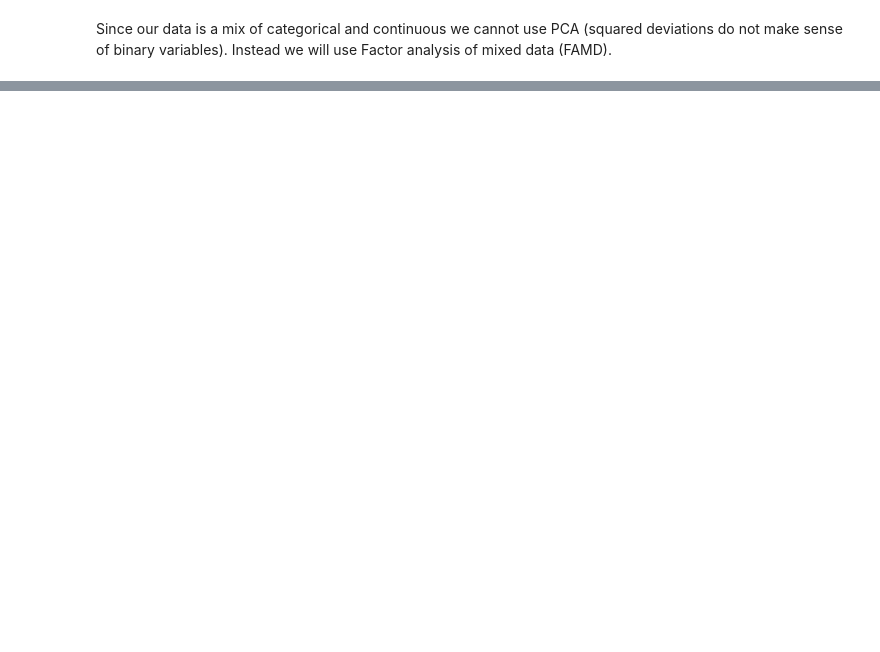
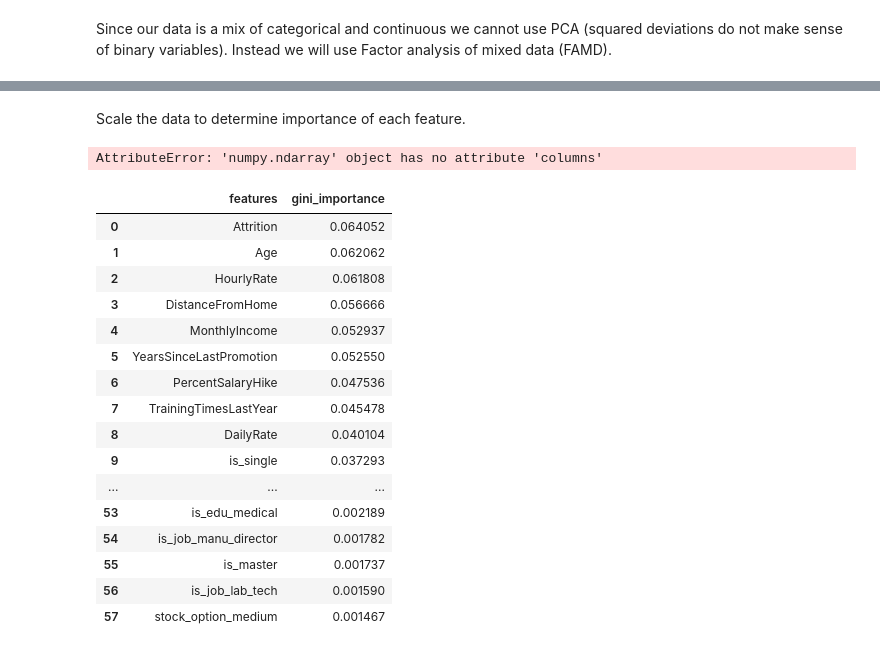
Before and after one commit to CSML1000-Winter2021-GroupA/human-resources, a Jupyter notebook: notebook.ipynb, the cells around one changed output, grey strips where cells are left out. Saved outputs shown, nothing was run; the diff lists cells and outputs as text; code cells hidden in the pictures; blank space fills up the shorter version.

Commit message:
Added gini plot for feature importance

```diff
--- a/notebook.ipynb
+++ b/notebook.ipynb
@@ -118,0 +142,50 @@ Since our data is a mix of categorical and continuous we cannot use PCA (squared
+# %% [markdown]
+Scale the data to determine importance of each feature.
+# %%
+x_train, x_test, y_train, y_test = train_test_split(
+    hr_df.drop(columns=['Attrition']),
+    hr_df['Attrition'],
+    test_size=0.7, # 70-30 split
+    random_state=42,
+    stratify=hr_df['Attrition'])
+
+ss = StandardScaler()
+x_train_scaled = ss.fit_transform(x_train)
+x_test_scaled = ss.transform(x_test)
+y_train = np.array(y_train)
+# %%
+rfc = RandomForestClassifier()
+rfc.fit(x_train_scaled, y_train)
+
+features = {}
+for feature, importance in zip(x_train_scaled.columns, rfc.feature_importances_):
+    features[feature] = importance
+
+importance_df = pd.DataFrame.from_dict(features, orient='index').rename(columns={0: 'gini_importance'})
+importance_df = importance_df.sort_values(by='gini_importance', ascending=False)
+importance_df = importance_df.reset_index()
+importance_df = importance_df.rename(columns={'index': 'features'})
+
+sns.barplot(x=importance_df['gini_importance'], y=importance_df['features'], data=importance_df)
+# %% [output]
+AttributeError: 'numpy.ndarray' object has no attribute 'columns'
+# %%
+importance_df
+# %% [output]
+|  | features | gini_importance |
+| 0 | Attrition | 0.064052 |
+| 1 | Age | 0.062062 |
+| 2 | HourlyRate | 0.061808 |
+| 3 | DistanceFromHome | 0.056666 |
+| 4 | MonthlyIncome | 0.052937 |
+| 5 | YearsSinceLastPromotion | 0.052550 |
+| 6 | PercentSalaryHike | 0.047536 |
+| 7 | TrainingTimesLastYear | 0.045478 |
+| 8 | DailyRate | 0.040104 |
+| 9 | is_single | 0.037293 |
+| ... | ... | ... |
+| 53 | is_edu_medical | 0.002189 |
+| 54 | is_job_manu_director | 0.001782 |
+| 55 | is_master | 0.001737 |
+| 56 | is_job_lab_tech | 0.001590 |
+| 57 | stock_option_medium | 0.001467 |
```
Also changed, not shown: parts of 6 cells of this notebook.
